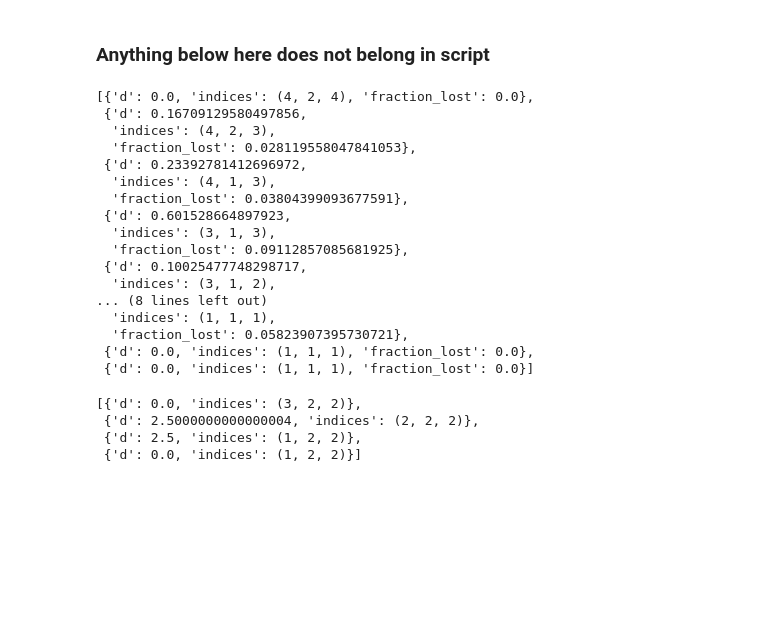
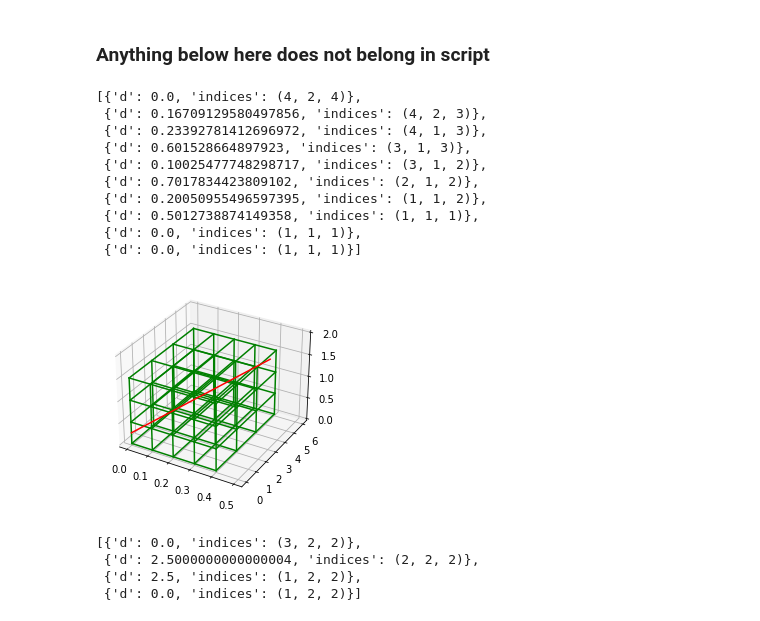
Before and after one commit to jbrewster7/NSERC-Summer-2022, a Jupyter notebook: Testing/Siddon_Algorithm_Function.ipynb, the cells around one changed output. Drawn from its saved outputs; the diff is of its cells as text; code cells hidden in the pictures; blank space fills up the shorter version.

```diff
--- a/Testing/Siddon_Algorithm_Function.ipynb
+++ b/Testing/Siddon_Algorithm_Function.ipynb
@@ -311,48 +311,42 @@ def TERMA(num_planes,voxel_lengths,beam_coor,ini_planes,ini_energy,filename):
 # %%
 # for a CT array of (Nx-1,Ny-1,Nz-1) voxels
 Nx = 5
 Ny = 4
 Nz = 4
 
 # distances between the x,y,z planes (also the lengths of the sides of the voxels)
 dx = 0.1
 dy = 2
 dz = 0.5
 
 # initial and final coordinates of the beam
 x1,x2 = (0.5,0)
 y1,y2 = (3,0)
 z1,z2 = (2,0.25)
 
 # initial plane coordinates
 xplane1 = 0
 yplane1 = 0
 zplane1 = 0
 
 # beam info and filename
 ini_energy = 0.120 # in MeV
 filename = 'energy_absorption_coeff.txt'
 
-# Siddon((Nx,Ny,Nz),(dx,dy,dz),((x1,x2),(y1,y2),(z1,z2)),(xplane1,yplane1,zplane1))
-TERMA((Nx,Ny,Nz),(dx,dy,dz),((x1,x2),(y1,y2),(z1,z2)),(xplane1,yplane1,zplane1),ini_energy,filename)
+Siddon((Nx,Ny,Nz),(dx,dy,dz),((x1,x2),(y1,y2),(z1,z2)),(xplane1,yplane1,zplane1),plot=True)
+# TERMA((Nx,Ny,Nz),(dx,dy,dz),((x1,x2),(y1,y2),(z1,z2)),(xplane1,yplane1,zplane1),ini_energy,filename)
 # %% [output]
-[{'d': 0.0, 'indices': (4, 2, 4), 'fraction_lost': 0.0},
- {'d': 0.16709129580497856,
-  'indices': (4, 2, 3),
-  'fraction_lost': 0.028119558047841053},
- {'d': 0.23392781412696972,
-  'indices': (4, 1, 3),
-  'fraction_lost': 0.03804399093677591},
- {'d': 0.601528664897923,
-  'indices': (3, 1, 3),
-  'fraction_lost': 0.09112857085681925},
- {'d': 0.10025477748298717,
-  'indices': (3, 1, 2),
-... (8 lines left out)
-  'indices': (1, 1, 1),
-  'fraction_lost': 0.05823907395730721},
- {'d': 0.0, 'indices': (1, 1, 1), 'fraction_lost': 0.0},
- {'d': 0.0, 'indices': (1, 1, 1), 'fraction_lost': 0.0}]
+[{'d': 0.0, 'indices': (4, 2, 4)},
+ {'d': 0.16709129580497856, 'indices': (4, 2, 3)},
+ {'d': 0.23392781412696972, 'indices': (4, 1, 3)},
+ {'d': 0.601528664897923, 'indices': (3, 1, 3)},
+ {'d': 0.10025477748298717, 'indices': (3, 1, 2)},
+ {'d': 0.7017834423809102, 'indices': (2, 1, 2)},
+ {'d': 0.20050955496597395, 'indices': (1, 1, 2)},
+ {'d': 0.5012738874149358, 'indices': (1, 1, 1)},
+ {'d': 0.0, 'indices': (1, 1, 1)},
+ {'d': 0.0, 'indices': (1, 1, 1)}]
+[figure, added]
 # %%
 # for a CT array of (Nx-1,Ny-1,Nz-1) voxels
 Nx = 3
```
Also changed, not shown: 3 other files.
